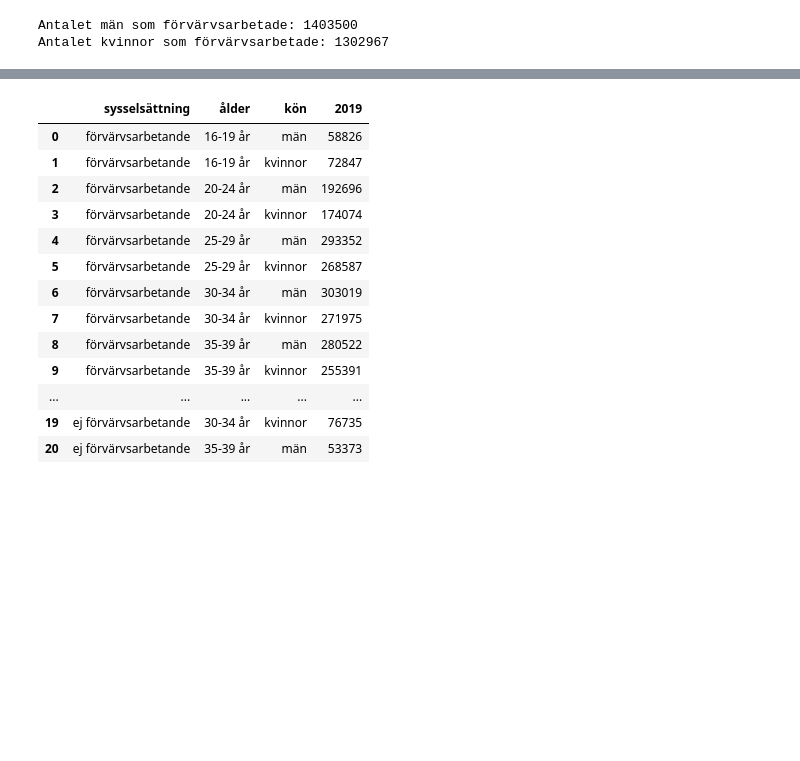
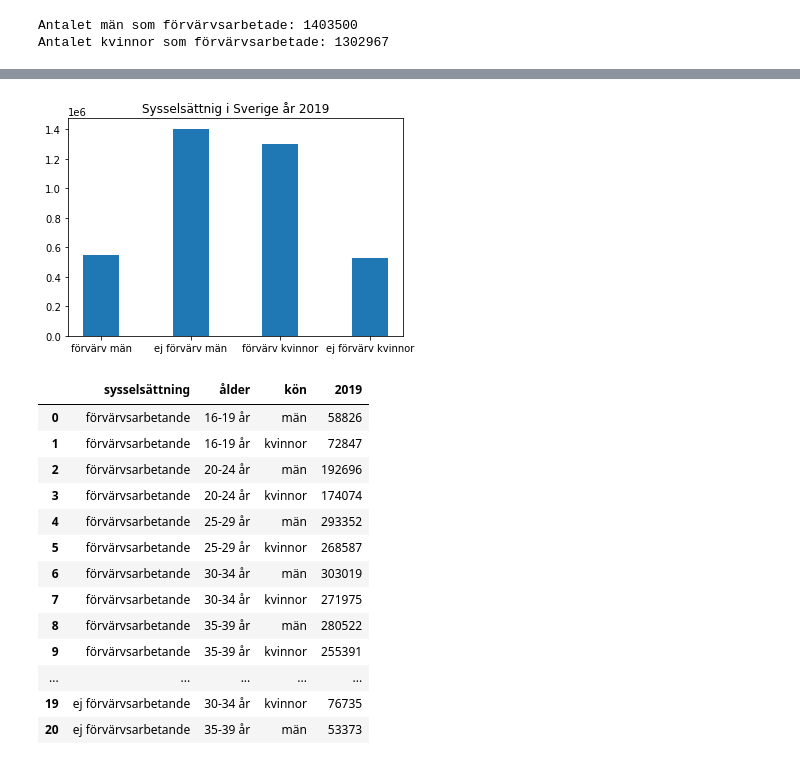
Before and after one commit to laullopes/Lauanda_Lopes_TE19C, a Jupyter notebook: Programmering i verkligheten/pandas/pandas_uppgifter.ipynb, the cells around one changed output, grey strips where cells are left out. Drawn from its saved outputs; the diff is of its cells as text; code cells hidden in the pictures; blank space fills up the shorter version.

```diff
--- a/Programmering i verkligheten/pandas/pandas_uppgifter.ipynb
+++ b/Programmering i verkligheten/pandas/pandas_uppgifter.ipynb
@@ -60 +74,18 @@ Antalet kvinnor som förvärvsarbetade: 1302967
+# %%
+import pandas as pd
+import matplotlib.pyplot as plt
+
+# Uppgift 2 - c) # Visa antalet män och kvinnor och deras syssselsättning
+
+df = pd.read_csv("sysselsattning.csv", encoding="ISO-8859-1", header=1)
+
+
+lista = [summa_m, total_m, total_k, summa_k]
+labels = "förvärv män", "ej förvärv män", "förvärv kvinnor", "ej förvärv kvinnor"
+
+plt.bar(labels, lista,  width=.4 )
+plt.title("Sysselsättnig i Sverige år 2019")
+plt.show()
+# %% [output]
+[figure, added]
 # %%
```
Also changed, not shown: parts of 6 cells of this notebook, 1 other file.
